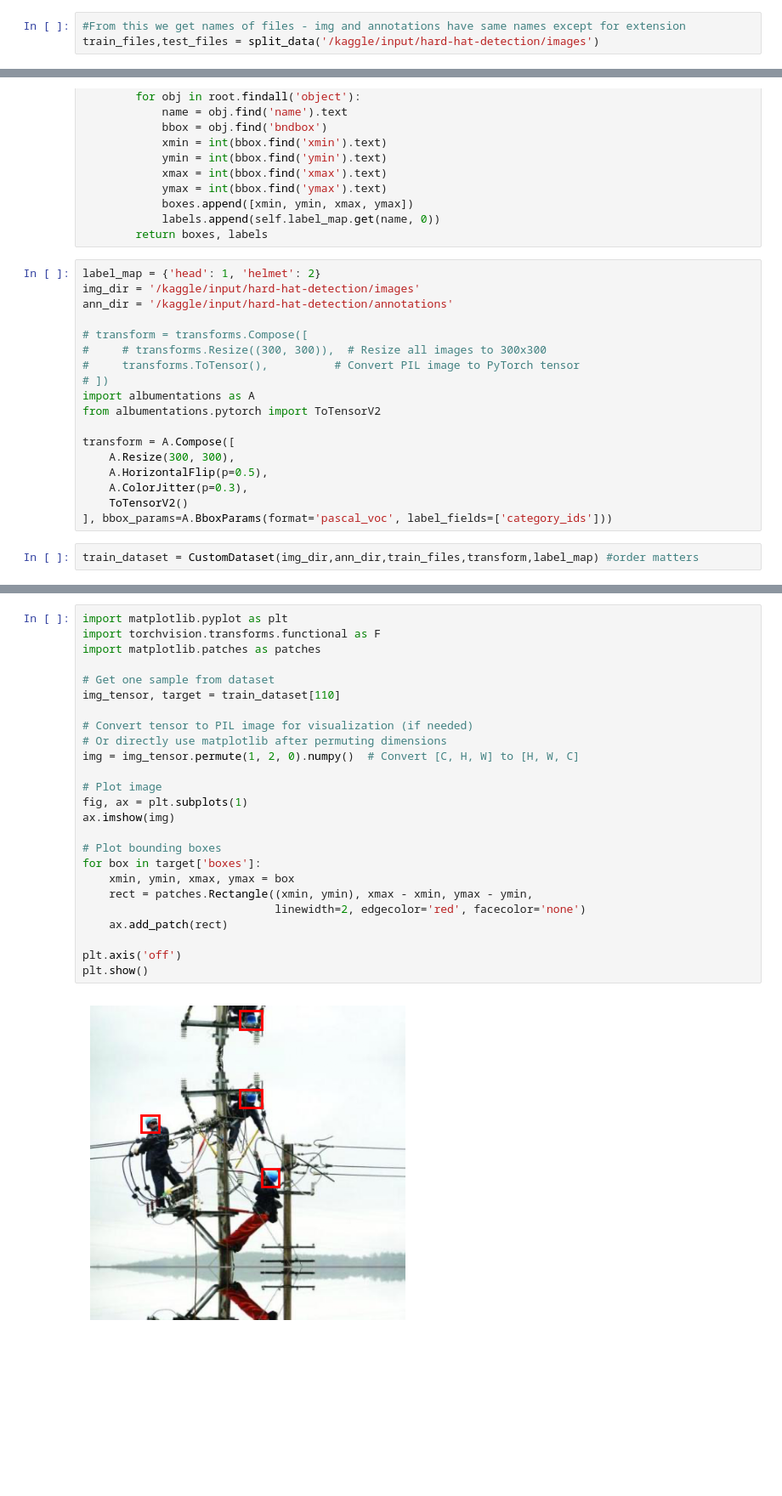
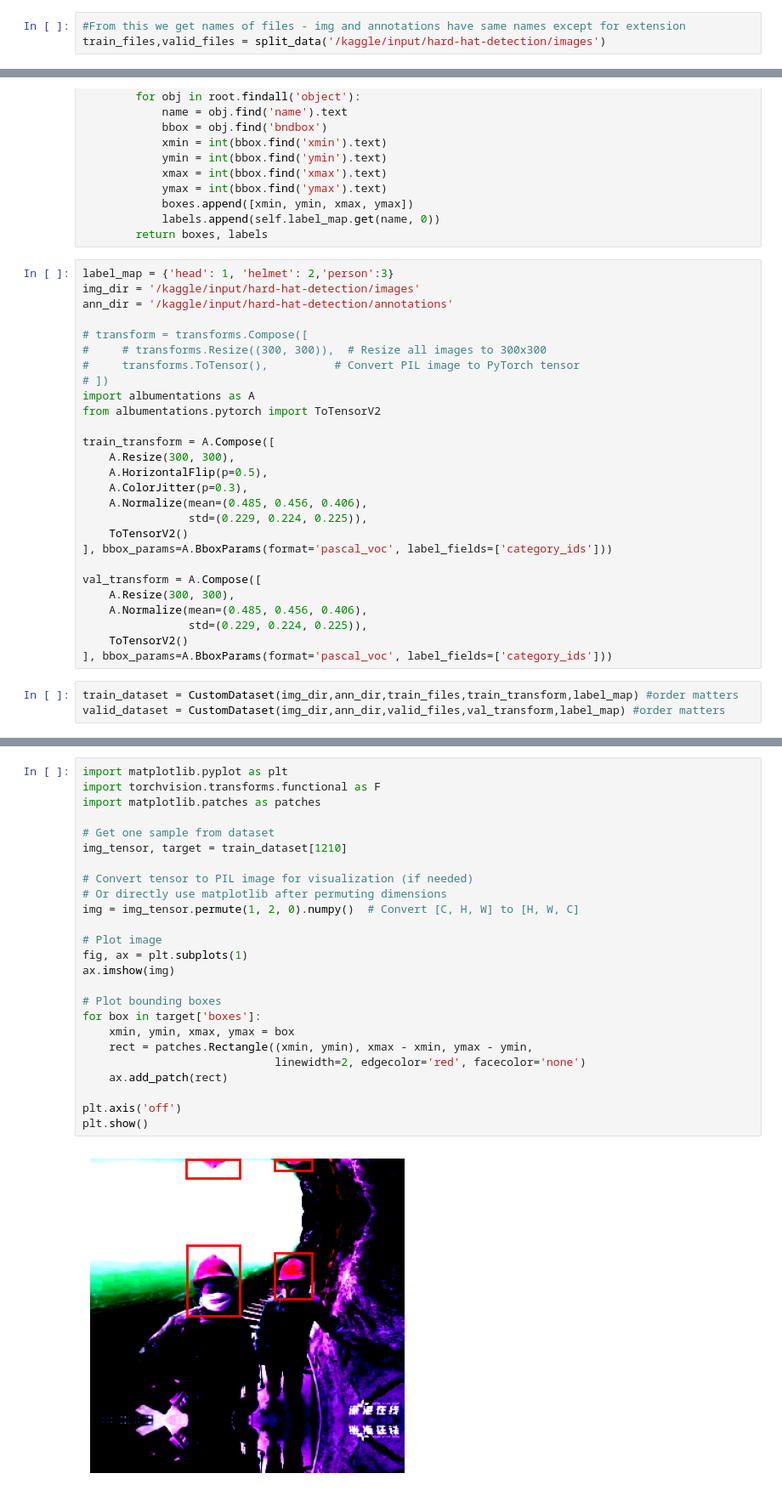
Before and after one commit to Abdulmathin-shaik/Kaggle, a Jupyter notebook: safety-helmet-detection-faster-r-cnn.ipynb, the cells around one changed output, grey strips where cells are left out. Shown: that part at 85% size. Cells and saved outputs as stored; diff of their text form; blank space fills up the shorter version.

Commit message:
Kaggle Notebook | Safety Helmet Detection - Faster R-CNN | Version 2

```diff
--- a/safety-helmet-detection-faster-r-cnn.ipynb
+++ b/safety-helmet-detection-faster-r-cnn.ipynb
@@ -88,7 +86,7 @@ def split_data(image_dir,test_size=0.2,seed=42):
     return train_imgs, test_imgs
 # %%
 #From this we get names of files - img and annotations have same names except for extension
-train_files,test_files = split_data('/kaggle/input/hard-hat-detection/images')
+train_files,valid_files = split_data('/kaggle/input/hard-hat-detection/images')
 # %%
 class CustomDataset(Dataset):
     def __init__(self,image_dir,annotation_dir,file_list,transforms=None,label_map=None):
@@ -159,7 +157,7 @@ class CustomDataset(Dataset):
             labels.append(self.label_map.get(name, 0))
         return boxes, labels
 # %%
-label_map = {'head': 1, 'helmet': 2}
+label_map = {'head': 1, 'helmet': 2,'person':3}
 img_dir = '/kaggle/input/hard-hat-detection/images'
 ann_dir = '/kaggle/input/hard-hat-detection/annotations'
 
@@ -170,14 +168,24 @@ ann_dir = '/kaggle/input/hard-hat-detection/annotations'
 import albumentations as A
 from albumentations.pytorch import ToTensorV2
 
-transform = A.Compose([
+train_transform = A.Compose([
     A.Resize(300, 300),
     A.HorizontalFlip(p=0.5),
     A.ColorJitter(p=0.3),
+    A.Normalize(mean=(0.485, 0.456, 0.406),
+                std=(0.229, 0.224, 0.225)),
     ToTensorV2()
 ], bbox_params=A.BboxParams(format='pascal_voc', label_fields=['category_ids']))
+
+val_transform = A.Compose([
+    A.Resize(300, 300),
+    A.Normalize(mean=(0.485, 0.456, 0.406),
+                std=(0.229, 0.224, 0.225)),
+    ToTensorV2()
+], bbox_params=A.BboxParams(format='pascal_voc', label_fields=['category_ids']))
 # %%
-train_dataset = CustomDataset(img_dir,ann_dir,train_files,transform,label_map) #order matters
+train_dataset = CustomDataset(img_dir,ann_dir,train_files,train_transform,label_map) #order matters
+valid_dataset = CustomDataset(img_dir,ann_dir,valid_files,val_transform,label_map) #order matters
 # %%
 train_dataset[0]
 # %% [output]
@@ -201,27 +209,27 @@ train_dataset[0]
 # %%
 import matplotlib.pyplot as plt
 import torchvision.transforms.functional as F
 import matplotlib.patches as patches
 
 # Get one sample from dataset
-img_tensor, target = train_dataset[110]
+img_tensor, target = train_dataset[1210]
 
 # Convert tensor to PIL image for visualization (if needed)
 # Or directly use matplotlib after permuting dimensions
 img = img_tensor.permute(1, 2, 0).numpy()  # Convert [C, H, W] to [H, W, C]
 
 # Plot image
 fig, ax = plt.subplots(1)
 ax.imshow(img)
 
 # Plot bounding boxes
 for box in target['boxes']:
     xmin, ymin, xmax, ymax = box
     rect = patches.Rectangle((xmin, ymin), xmax - xmin, ymax - ymin,
                              linewidth=2, edgecolor='red', facecolor='none')
     ax.add_patch(rect)
 
 plt.axis('off')
 plt.show()
 # %% [output]
-[figure, old version]
+[figure, new version]
```
Also changed, not shown: parts of 10 cells of this notebook.
